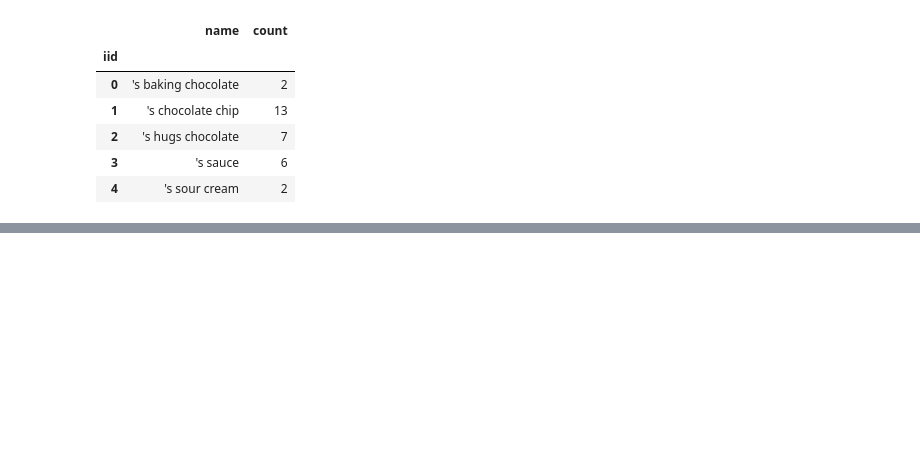
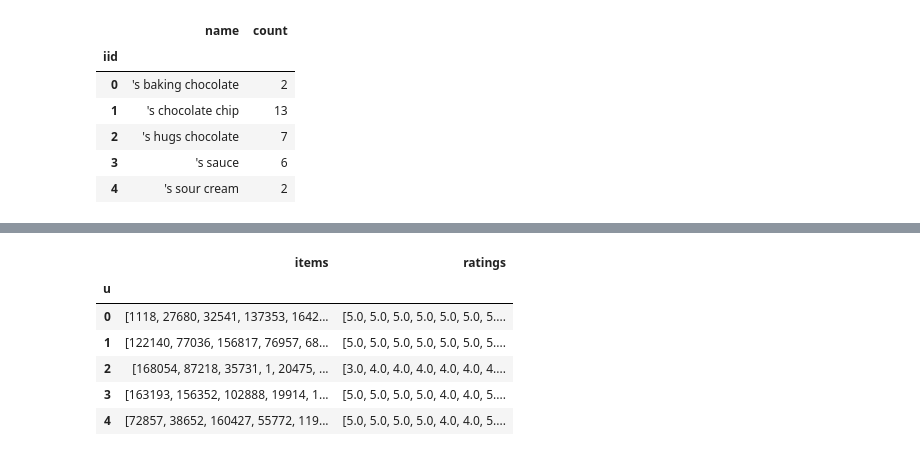
Before and after one commit to rach-rgb/food-recommendation-w-constraints, a Jupyter notebook: notebooks/data_cleanup.ipynb, the cells around one changed output, grey strips where cells are left out. Cells and saved outputs as stored; diff of their text form; code cells hidden in the pictures; blank space fills up the shorter version.

```diff
--- a/notebooks/data_cleanup.ipynb
+++ b/notebooks/data_cleanup.ipynb
@@ -116,0 +106,16 @@ ingr_data.to_csv('../data/ingr_data.csv')
+# %%
+rate_data['items'] = rate_data['items'].str.replace(" ", "")
+rate_data['items'] = rate_data['items'].apply(lambda x: x[1:-1].split(','))
+# %%
+rate_data['ratings'] = rate_data['ratings'].str.replace(" ", "")
+rate_data['ratings'] = rate_data['ratings'].apply(lambda x: x[1:-1].split(','))
+# %%
+rate_data.head()
+# %% [output]
+|  | items | ratings |
+| u |  |  |
+| 0 | [1118, 27680, 32541, 137353, 1642... | [5.0, 5.0, 5.0, 5.0, 5.0, 5.0, 5.... |
+| 1 | [122140, 77036, 156817, 76957, 68... | [5.0, 5.0, 5.0, 5.0, 5.0, 5.0, 5.... |
+| 2 | [168054, 87218, 35731, 1, 20475, ... | [3.0, 4.0, 4.0, 4.0, 4.0, 4.0, 4.... |
+| 3 | [163193, 156352, 102888, 19914, 1... | [5.0, 5.0, 5.0, 5.0, 4.0, 4.0, 5.... |
+| 4 | [72857, 38652, 160427, 55772, 119... | [5.0, 5.0, 5.0, 5.0, 4.0, 4.0, 5.... |
```
Also changed, not shown: parts of 10 cells of this notebook, 1 other file.
